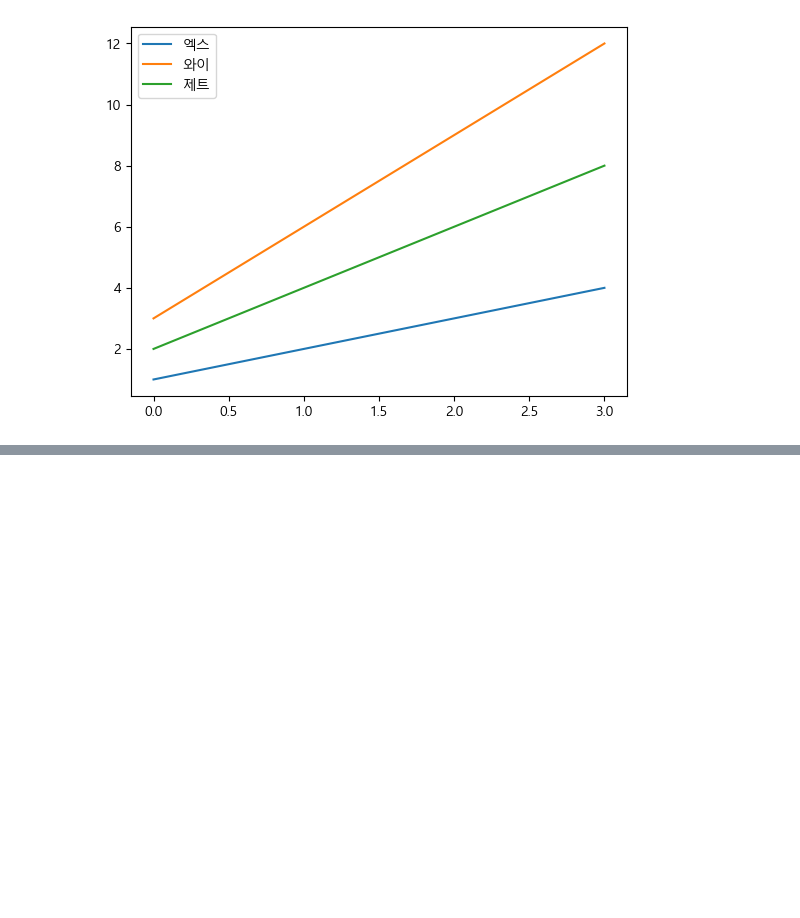
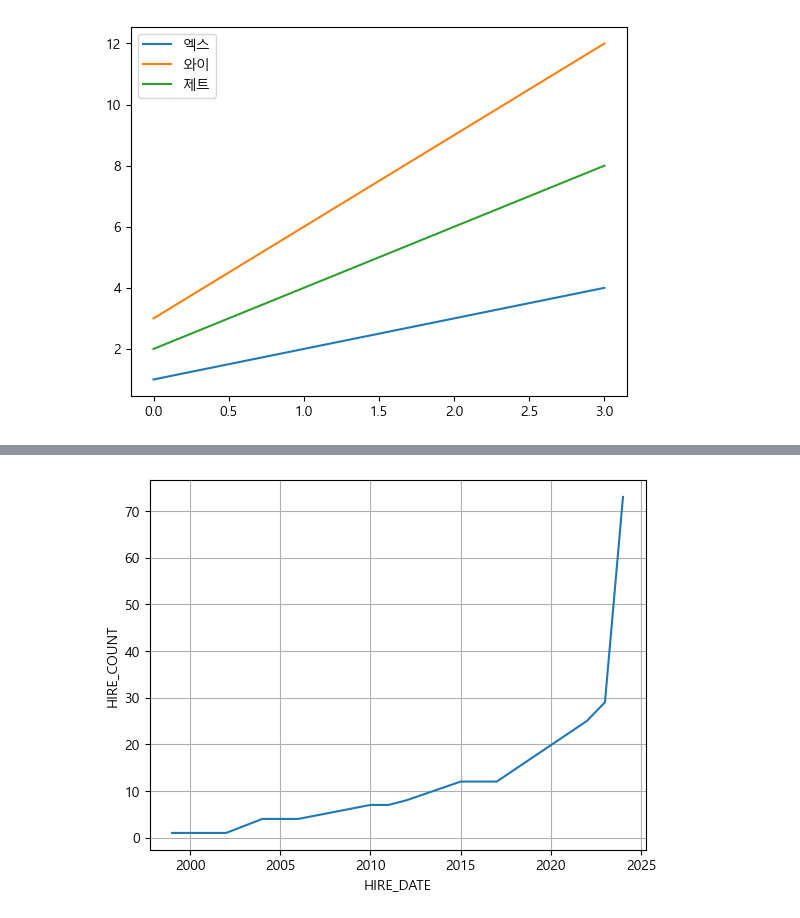
Before and after one commit to gasshot/Python_Lib, a Jupyter notebook: Python_Library/ex05_matplotlib.ipynb, the cells around one changed output, grey strips where cells are left out. Cells and saved outputs as stored; diff of their text form; code cells hidden in the pictures; blank space fills up the shorter version.

```diff
--- a/Python_Library/ex05_matplotlib.ipynb
+++ b/Python_Library/ex05_matplotlib.ipynb
@@ -93,0 +119,17 @@ plt.show()
+# %%
+hr = pd.read_csv('./data/hr-info.csv',encoding='EUC-KR',parse_dates =['HIRE_DATE'] )
+hr.index = range(1,len(hr.index) + 1)
+hr['HIRE_YEAR'] = hr['HIRE_DATE'].dt.year
+
+
+x_array = hr['HIRE_YEAR'].unique()
+# hr.groupby(by = 'HIRE_YEAR').count()
+
+y_array = hr['HIRE_YEAR'].value_counts().sort_index().plot(kind = 'line',
+                                                          xlabel = "HIRE_DATE",
+                                                          ylabel = 'HIRE_COUNT',
+                                                          grid = True)
+
+plt.show()
+# %% [output]
+[figure, added]
```
Also changed, not shown: parts of 6 cells of this notebook, 2 other files.
